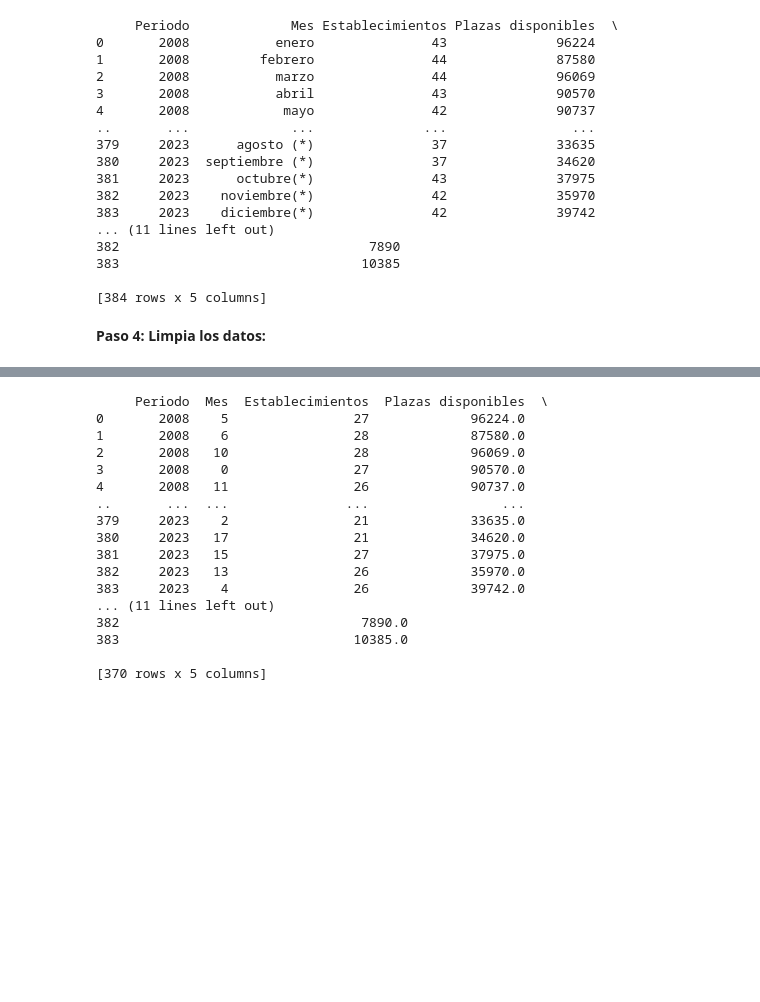
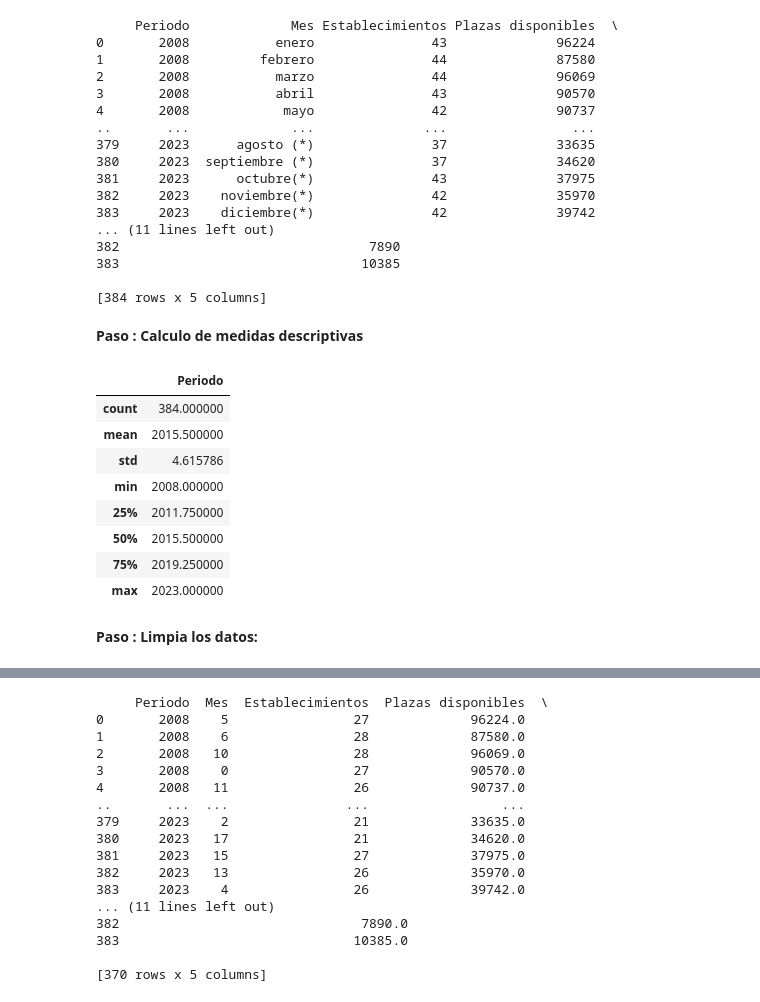
Before and after one commit to edfedo/Plazas_Disponibles_Hotelero, a Jupyter notebook: notebooks/1_plazas_disponibles_hotelero.ipynb, the cells around one changed output, grey strips where cells are left out. Cells and saved outputs as stored; diff of their text form; code cells hidden in the pictures; blank space fills up the shorter version.

```diff
--- a/notebooks/1_plazas_disponibles_hotelero.ipynb
+++ b/notebooks/1_plazas_disponibles_hotelero.ipynb
@@ -83,8 +85,22 @@ print(df)
 383                               10385
 
 [384 rows x 5 columns]
+# %% [markdown]
+**Paso : Calculo de medidas descriptivas**
+# %%
+df.describe()
+# %% [output]
+|  | Periodo |
+| count | 384.000000 |
+| mean | 2015.500000 |
+| std | 4.615786 |
+| min | 2008.000000 |
+| 25% | 2011.750000 |
+| 50% | 2015.500000 |
+| 75% | 2019.250000 |
+| max | 2023.000000 |
 # %% [markdown]
-**Paso 4: Limpia los datos:**
+**Paso : Limpia los datos:**
 # %%
 df['Plazas disponibles'] = pd.to_numeric(df['Plazas disponibles'], errors='coerce')
 df['Habitaciones o Unidades disponibles'] = pd.to_numeric(df['Habitaciones o Unidades disponibles'], errors='coerce')
```
Also changed, not shown: parts of 19 cells of this notebook.
